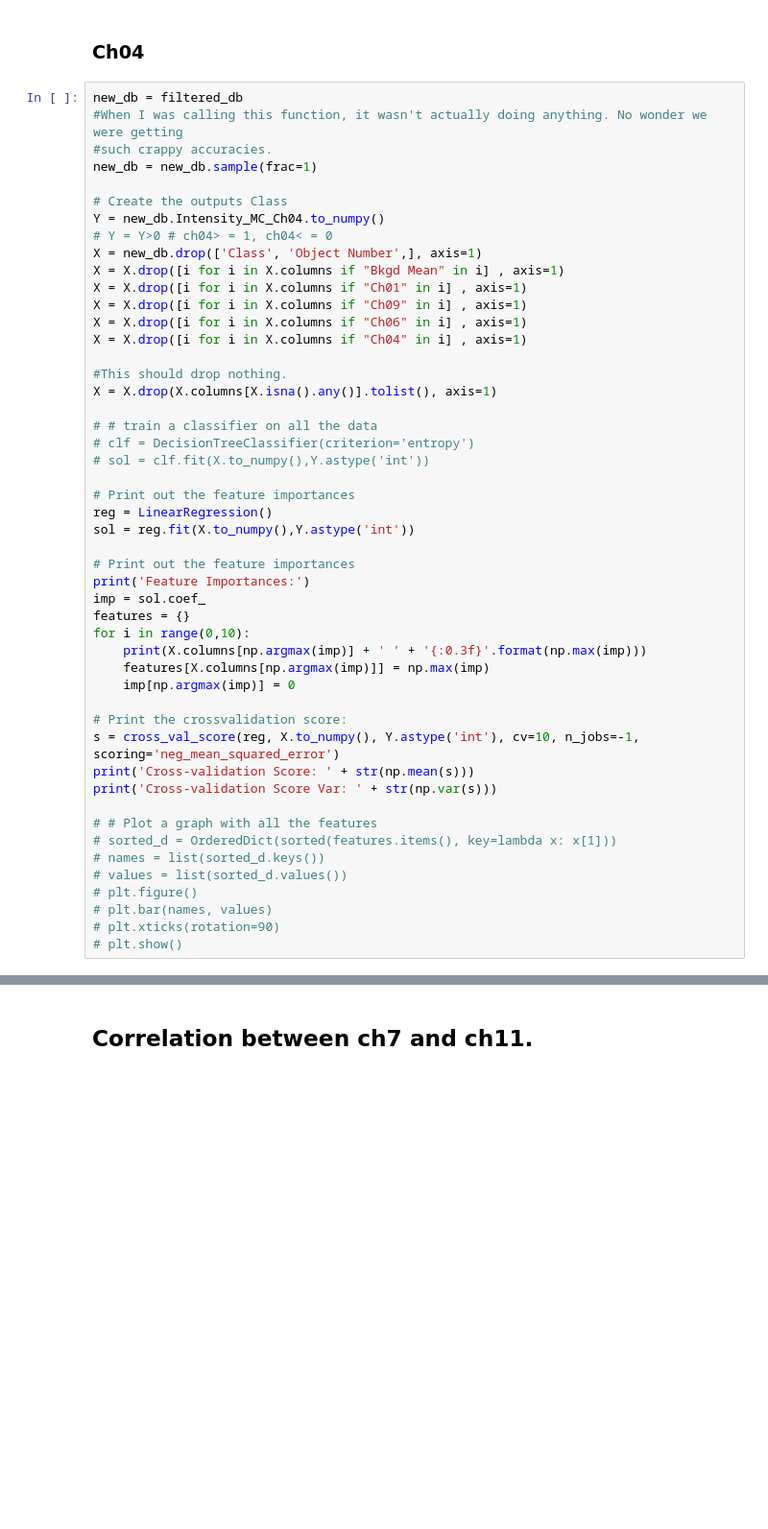
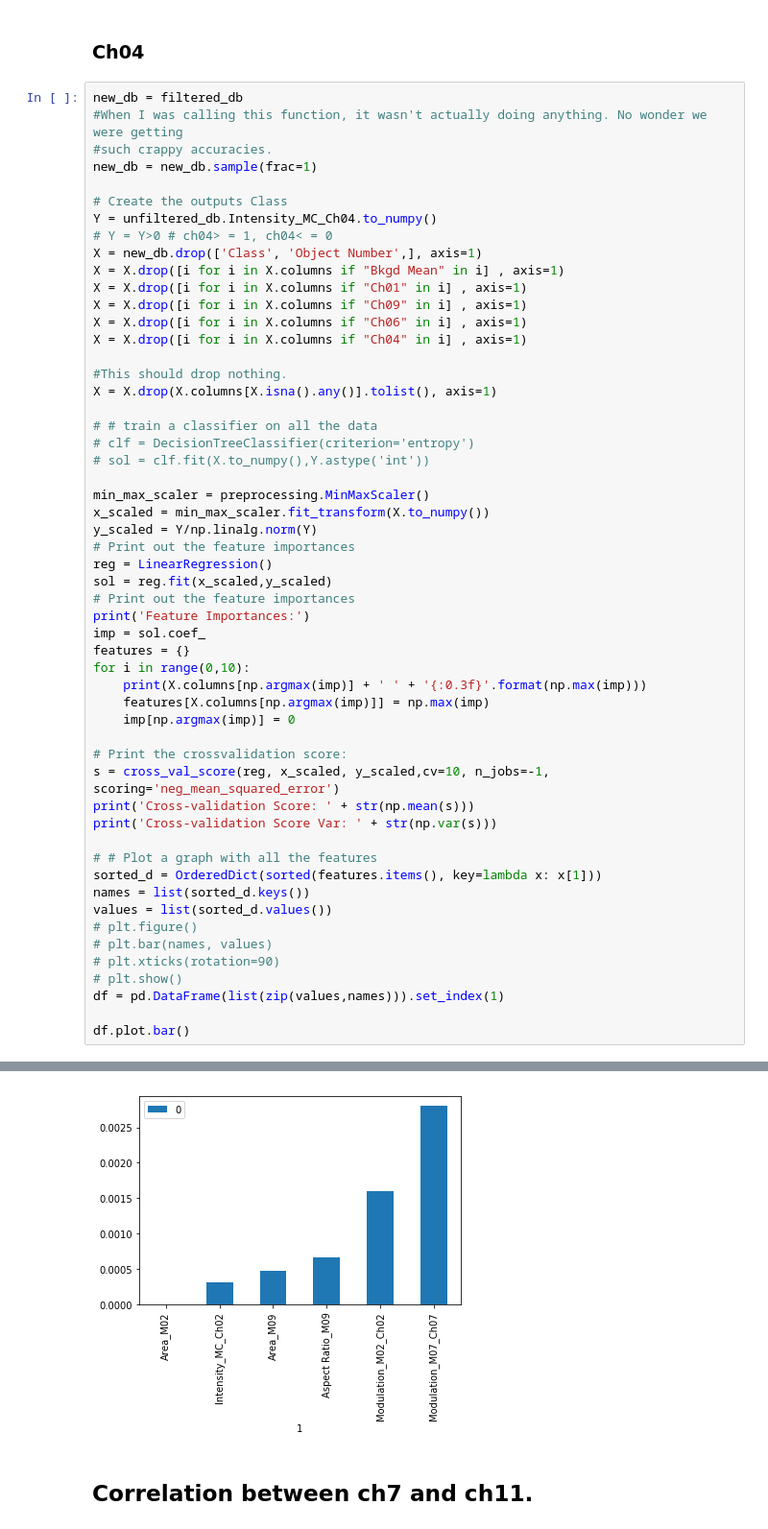
Before and after one commit to ankitbhatia/bioimage_aging, a Jupyter notebook: 26th Feb dataset.ipynb, the cells around one changed output, grey strips where cells are left out. Shown at 96% size. Drawn from its saved outputs; the diff is of its cells as text; blank space fills up the shorter version.

```diff
--- a/26th Feb dataset.ipynb
+++ b/26th Feb dataset.ipynb
@@ -280,7 +303,7 @@ new_db = filtered_db
 new_db = new_db.sample(frac=1)
 
 # Create the outputs Class
-Y = new_db.Intensity_MC_Ch04.to_numpy()
+Y = unfiltered_db.Intensity_MC_Ch04.to_numpy()
 # Y = Y>0 # ch04> = 1, ch04< = 0
 X = new_db.drop(['Class', 'Object Number',], axis=1)
 X = X.drop([i for i in X.columns if "Bkgd Mean" in i] , axis=1)
@@ -296,10 +319,12 @@ X = X.drop(X.columns[X.isna().any()].tolist(), axis=1)
 # clf = DecisionTreeClassifier(criterion='entropy')
 # sol = clf.fit(X.to_numpy(),Y.astype('int'))
 
+min_max_scaler = preprocessing.MinMaxScaler()
+x_scaled = min_max_scaler.fit_transform(X.to_numpy())
+y_scaled = Y/np.linalg.norm(Y)
 # Print out the feature importances
 reg = LinearRegression()
-sol = reg.fit(X.to_numpy(),Y.astype('int'))
-
+sol = reg.fit(x_scaled,y_scaled)
 # Print out the feature importances
 print('Feature Importances:')
 imp = sol.coef_
@@ -310,17 +335,20 @@ for i in range(0,10):
     imp[np.argmax(imp)] = 0
 
 # Print the crossvalidation score:
-s = cross_val_score(reg, X.to_numpy(), Y.astype('int'), cv=10, n_jobs=-1, scoring='neg_mean_squared_error')
+s = cross_val_score(reg, x_scaled, y_scaled,cv=10, n_jobs=-1, scoring='neg_mean_squared_error')
 print('Cross-validation Score: ' + str(np.mean(s)))
 print('Cross-validation Score Var: ' + str(np.var(s)))
 
 # # Plot a graph with all the features
-# sorted_d = OrderedDict(sorted(features.items(), key=lambda x: x[1]))
-# names = list(sorted_d.keys())
-# values = list(sorted_d.values())
+sorted_d = OrderedDict(sorted(features.items(), key=lambda x: x[1]))
+names = list(sorted_d.keys())
+values = list(sorted_d.values())
 # plt.figure()
 # plt.bar(names, values)
 # plt.xticks(rotation=90)
 # plt.show()
+df = pd.DataFrame(list(zip(values,names))).set_index(1)
+
+df.plot.bar()
 # %% [output]
 Feature Importances:
@@ -339,3 +368,4 @@ Cross-validation Score Var: 48178074.5246
+[figure, added]
 # %% [markdown]
 ## Correlation between ch7 and ch11.
 # %%
```
Also changed, not shown: parts of 23 cells of this notebook, 2 other files.
